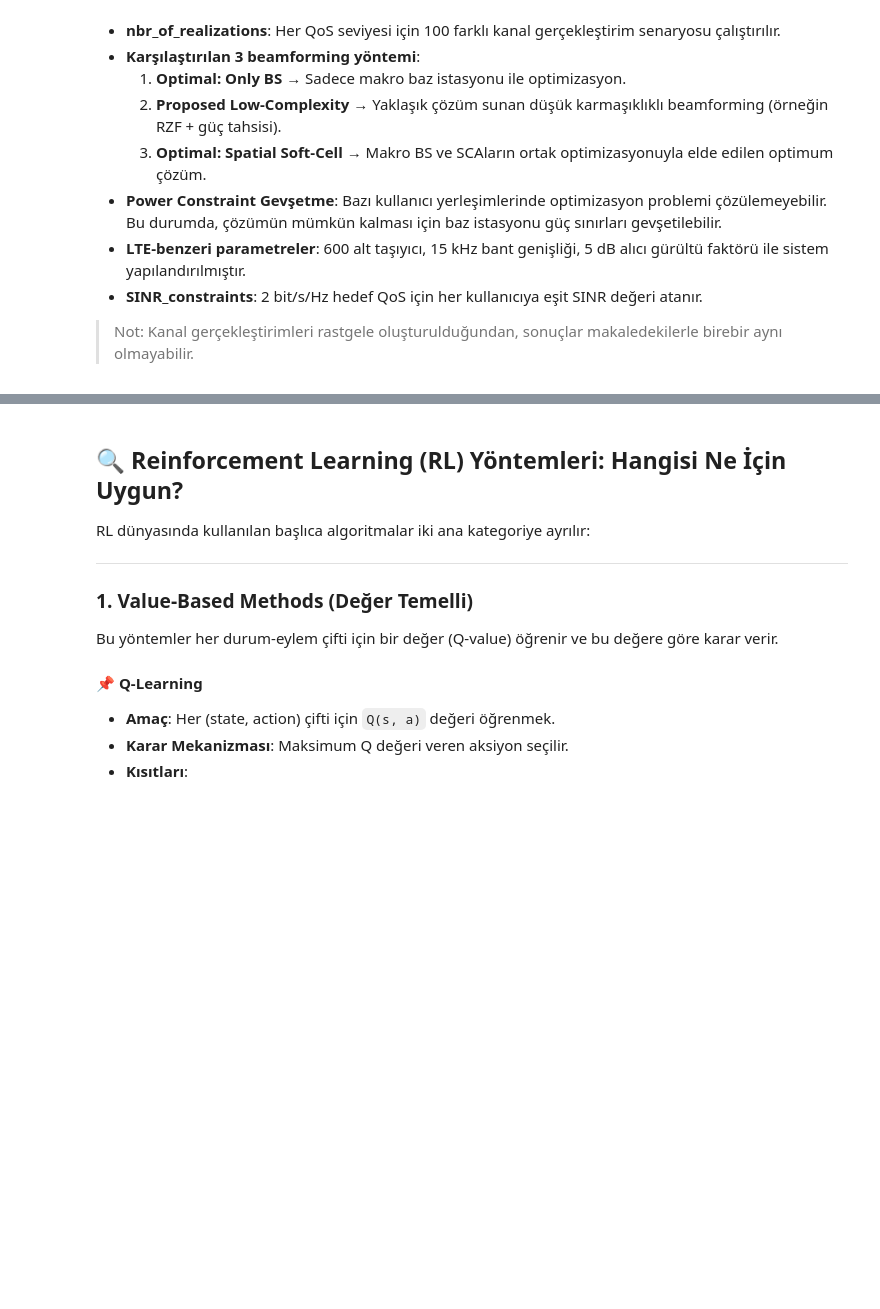
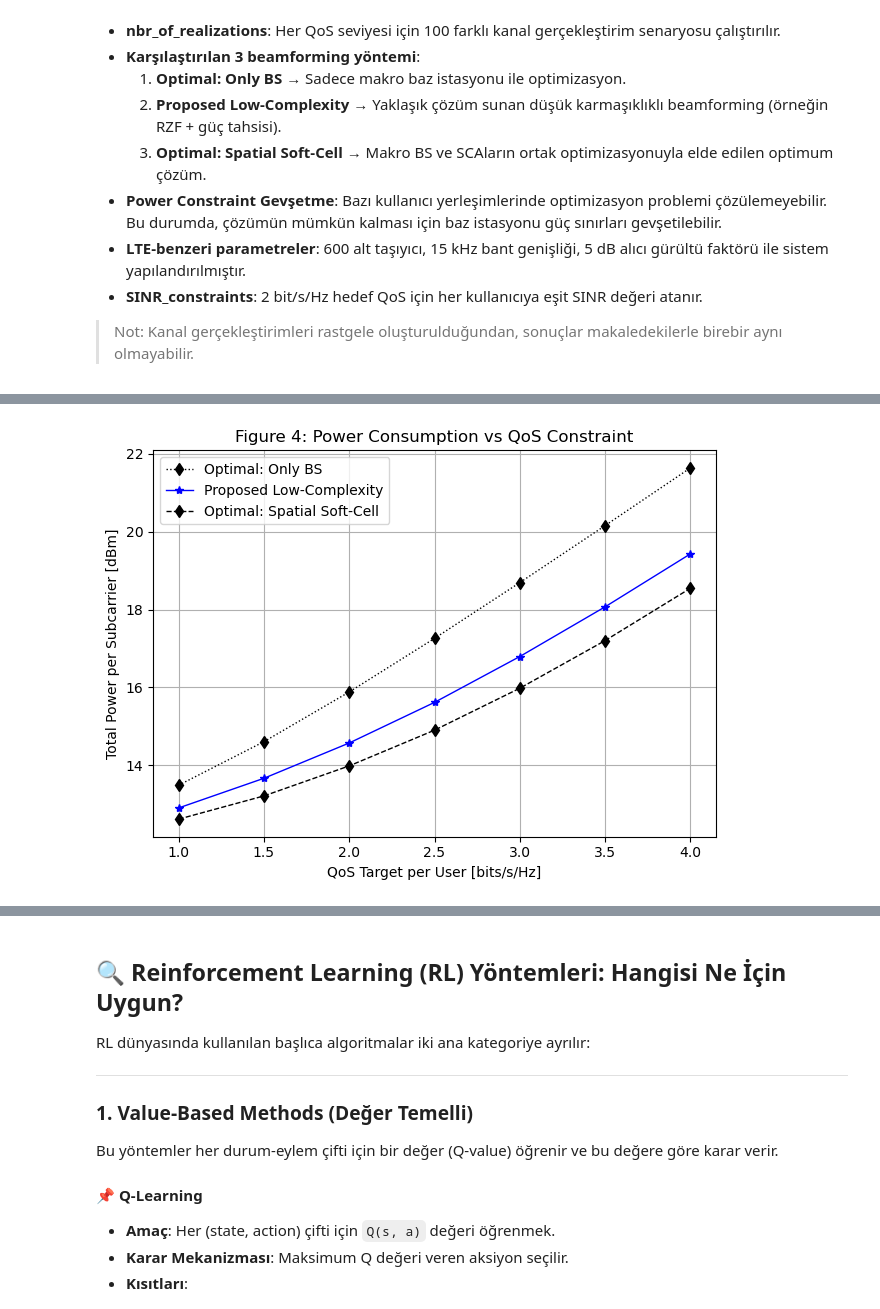
Before and after one commit to hasantann/MassiveMimoRL, a Jupyter notebook: MassiveMimoAll2.ipynb, the cells around one changed output, grey strips where cells are left out. Saved outputs shown, nothing was run; the diff lists cells and outputs as text; code cells hidden in the pictures; blank space fills up the shorter version.

```diff
--- a/MassiveMimoAll2.ipynb
+++ b/MassiveMimoAll2.ipynb
@@ -237,17 +238,19 @@ def function_QoSproblem_singleBS(H, SINRconstraints, Qsqrt, q):
             Ql = Qsqrt[:, :, l]
             constraints.append(cp.norm(Ql @ W, 'fro') <= cp.sqrt(q[l]))
 
-    problem = cp.Problem(objective, constraints)
+    prob = cp.Problem(objective, constraints)
     try:
-        problem.solve(solver=cp.MOSEK, verbose=False)
+        prob.solve(solver=cp.MOSEK, verbose=True, mosek_params={"MSK_DPAR_INTPNT_TOL_REL_GAP": 1e-3})
     except:
         return None, np.nan
 
-    if W.value is None:
-        return None, np.nan
+    if prob.status == "optimal" and W.value is not None:
+        Wsolution = np.copy(W.value)
+        transmitpower = np.linalg.norm(Wsolution, 'fro')**2
+    else:
+        Wsolution = None
+        transmitpower = np.nan
 
-    Wsolution = W.value
-    transmitpower = np.linalg.norm(Wsolution, 'fro') ** 2
     return Wsolution, transmitpower
 
 
@@ -283,7 +286,7 @@ def function_QoSproblem_relaxation(H, Nantennas, SINRconstraints, Q, q):
     prob = cp.Problem(objective, constraints)
 
     try:
-        prob.solve(solver=cp.MOSEK, verbose=False)
+        prob.solve(solver=cp.MOSEK, verbose=True, mosek_params={"MSK_DPAR_INTPNT_TOL_REL_GAP": 1e-3})
     except:
         return None, np.nan, None
 
@@ -353,7 +356,7 @@ def function_QoSproblem_multiflowRZF(H, Nantennas, SINRconstraints, Q, q):
     prob = cp.Problem(objective, constraints)
 
     try:
-        prob.solve(solver=cp.MOSEK, verbose=False)
+        prob.solve(solver=cp.MOSEK, verbose=True, mosek_params={"MSK_DPAR_INTPNT_TOL_REL_GAP": 1e-3})
     except:
         return None, np.nan, None
 
@@ -932,24 +934,41 @@ Bu grafik, farklı beamforming stratejileri altında, kullanıcı başına farkl
 # %%
-# Ortalama alınabilir durumlar belirleniyor (NaN ve aşırı değerler hariç)
-feasible = np.sum(~np.isnan(totalpower) & (totalpower < 1e6), axis=2)
+if(analyze):
+    # Ortalama alınabilir durumlar belirleniyor (NaN ve aşırı değerler hariç)
+    feasible = np.sum(~np.isnan(total_power) & (total_power < 1e6), axis=2)
+    # NaN ve aşırı değerler sıfırlanıyor
+    totalpower_cleaned = np.where((np.isnan(total_power) | (total_power >= 1e6)), 0, total_power)
+    # Ortalama alınarak güç vektörü elde ediliyor
+    totalpower_average = np.sum(totalpower_cleaned, axis=2) / feasible
 
-# NaN ve aşırı değerler sıfırlanıyor
-totalpower_cleaned = np.where((np.isnan(totalpower) | (totalpower >= 1e6)), 0, totalpower)
+    # Şekil çizimi
+    plt.figure()
+    plt.plot(QoS_values, 10 * np.log10(totalpower_average[:, 2]), 'kd:', label='Optimal: Only BS', linewidth=1)
+    plt.plot(QoS_values, 10 * np.log10(totalpower_average[:, 1]), 'b*-', label='Proposed Low-Complexity', linewidth=1)
+    plt.plot(QoS_values, 10 * np.log10(totalpower_average[:, 0]), 'kd--', label='Optimal: Spatial Soft-Cell', linewidth=1)
 
-# Ortalama alınarak güç vektörü elde ediliyor
-totalpower_average = np.sum(totalpower_cleaned, axis=2) / feasible
+    plt.xlabel('QoS Target per User [bits/s/Hz]')
+    plt.ylabel('Total Power per Subcarrier [dBm]')
+    plt.legend(loc='upper left')
+    plt.grid(True)
+    plt.title('Figure 4: Power Consumption vs QoS Constraint')
+    plt.tight_layout()
+    plt.show()
+else:
+    data_fig4 = scipy.io.loadmat("massive-MIMO-small-cells-master/figure4.mat")
+    totalpower_average = data_fig4["totalpower_average"]
 
-# Şekil çizimi
-plt.figure()
-plt.plot(QoS_values, 10 * np.log10(totalpower_average[:, 2]), 'kd:', label='Optimal: Only BS', linewidth=1)
-plt.plot(QoS_values, 10 * np.log10(totalpower_average[:, 1]), 'b*-', label='Proposed Low-Complexity', linewidth=1)
-plt.plot(QoS_values, 10 * np.log10(totalpower_average[:, 0]), 'kd--', label='Optimal: Spatial Soft-Cell', linewidth=1)
+    plt.figure()
+    plt.plot(QoS_values, 10 * np.log10(totalpower_average[:, 2]), 'kd:', label='Optimal: Only BS', linewidth=1)
+    plt.plot(QoS_values, 10 * np.log10(totalpower_average[:, 1]), 'b*-', label='Proposed Low-Complexity', linewidth=1)
+    plt.plot(QoS_values, 10 * np.log10(totalpower_average[:, 0]), 'kd--', label='Optimal: Spatial Soft-Cell', linewidth=1)
 
-plt.xlabel('QoS Target per User [bits/s/Hz]')
-plt.ylabel('Total Power per Subcarrier [dBm]')
-plt.legend(loc='upper left')
-plt.grid(True)
-plt.title('Figure 4: Power Consumption vs QoS Constraint')
-plt.tight_layout()
-plt.show()
+    plt.xlabel('QoS Target per User [bits/s/Hz]')
+    plt.ylabel('Total Power per Subcarrier [dBm]')
+    plt.legend(loc='upper left')
+    plt.grid(True)
+    plt.title('Figure 4: Power Consumption vs QoS Constraint')
+    plt.tight_layout()
+    plt.show()
+# %% [output]
+[figure, added]
 # %% [markdown]
```
Also changed, not shown: parts of 14 cells of this notebook.
